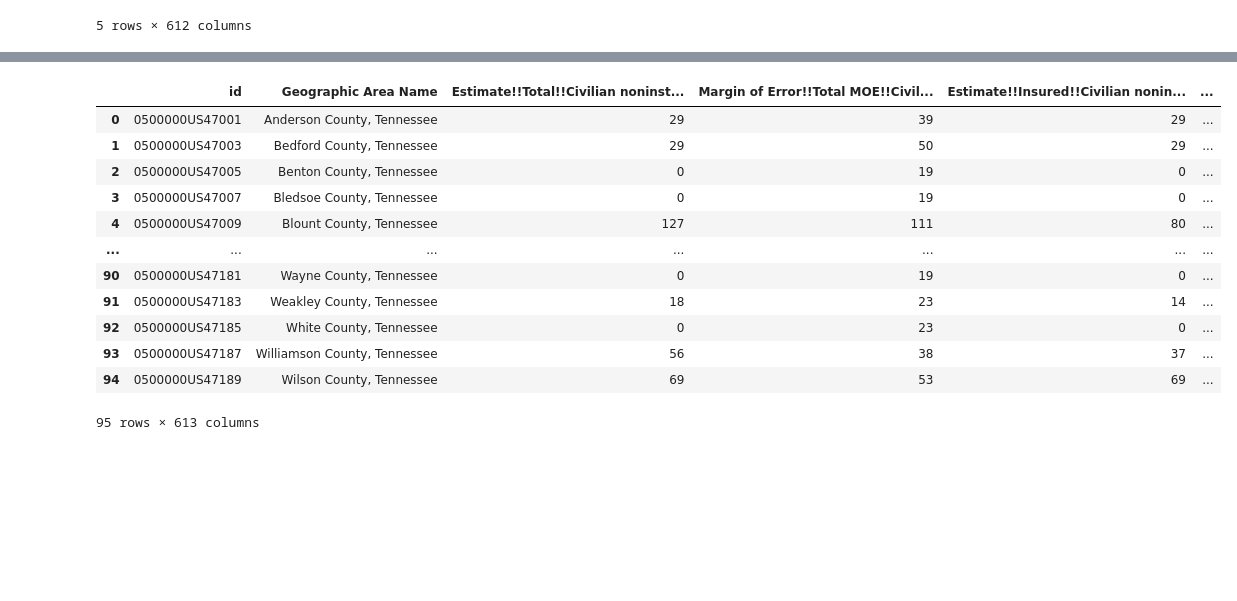
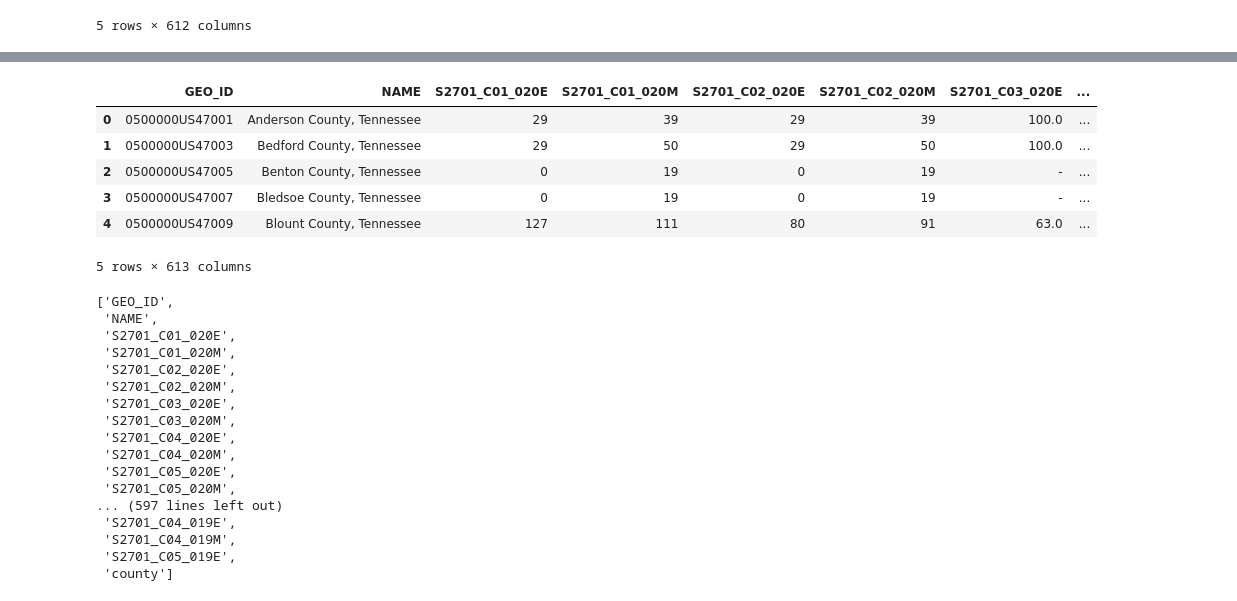
Before and after one commit to ocnrandolph/TNEG_Earthquakes, a Jupyter notebook: notebooks/dq3-TNEG-acs-data-cleaning.ipynb, the cells around one changed output, grey strips where cells are left out. Drawn from its saved outputs; the diff is of its cells as text; code cells hidden in the pictures; blank space fills up the shorter version.

```diff
--- a/notebooks/dq3-TNEG-acs-data-cleaning.ipynb
+++ b/notebooks/dq3-TNEG-acs-data-cleaning.ipynb
@@ -3,3 +4,7 @@ import pandas as pd
+# %%
+pd.set_option('display.max_rows', 500)
+pd.set_option('display.max_columns', 500)
+pd.set_option('display.width', 1000)
 # %%
 acs_data = pd.read_csv('../data/ACS-5Y-2018-S2701-data.csv')
 # %%
@@ -12,5 +17,3 @@ acs_data.head()
 | 3 | 0500000US47005 | Benton County, Tennessee | 0 | 19 | 0 | 19 | - | ... |
 | 4 | 0500000US47007 | Bledsoe County, Tennessee | 0 | 19 | 0 | 19 | - | ... |
 5 rows × 612 columns
-# %%
-acs_data.columns = acs_data.iloc[0]
@@ -35,7 +35,7 @@ acs_data
 # %%
 acs_data = acs_data.reset_index(drop = True)
 # %%
-acs_data['county'] = acs_data['Geographic Area Name'].str.extract(r'(.*) County, Tennessee')
+acs_data['county'] = acs_data['NAME'].str.extract(r'(.*) County, Tennessee')
 acs_data['county'] = acs_data['county'].str.lower()
 # %%
 acs_data.county.unique()
@@ -58,18 +58,32 @@ array(['anderson', 'bedford', 'benton', 'bledsoe', 'blount', 'bradley',
        'washington', 'wayne', 'weakley', 'white', 'williamson', 'wilson'],
       dtype=object)
 # %%
-acs_data
+acs_data.head()
 # %% [output]
-|  | id | Geographic Area Name | Estimate!!Total!!Civilian noninst... | Margin of Error!!Total MOE!!Civil... | Estimate!!Insured!!Civilian nonin... | ... |
-| 0 | 0500000US47001 | Anderson County, Tennessee | 29 | 39 | 29 | ... |
-| 1 | 0500000US47003 | Bedford County, Tennessee | 29 | 50 | 29 | ... |
-| 2 | 0500000US47005 | Benton County, Tennessee | 0 | 19 | 0 | ... |
-| 3 | 0500000US47007 | Bledsoe County, Tennessee | 0 | 19 | 0 | ... |
-| 4 | 0500000US47009 | Blount County, Tennessee | 127 | 111 | 80 | ... |
-| ... | ... | ... | ... | ... | ... | ... |
-| 90 | 0500000US47181 | Wayne County, Tennessee | 0 | 19 | 0 | ... |
-| 91 | 0500000US47183 | Weakley County, Tennessee | 18 | 23 | 14 | ... |
-| 92 | 0500000US47185 | White County, Tennessee | 0 | 23 | 0 | ... |
-| 93 | 0500000US47187 | Williamson County, Tennessee | 56 | 38 | 37 | ... |
-| 94 | 0500000US47189 | Wilson County, Tennessee | 69 | 53 | 69 | ... |
+|  | GEO_ID | NAME | S2701_C01_020E | S2701_C01_020M | S2701_C02_020E | S2701_C02_020M | S2701_C03_020E | ... |
+| 0 | 0500000US47001 | Anderson County, Tennessee | 29 | 39 | 29 | 39 | 100.0 | ... |
+| 1 | 0500000US47003 | Bedford County, Tennessee | 29 | 50 | 29 | 50 | 100.0 | ... |
+| 2 | 0500000US47005 | Benton County, Tennessee | 0 | 19 | 0 | 19 | - | ... |
+| 3 | 0500000US47007 | Bledsoe County, Tennessee | 0 | 19 | 0 | 19 | - | ... |
+| 4 | 0500000US47009 | Blount County, Tennessee | 127 | 111 | 80 | 91 | 63.0 | ... |
-95 rows × 613 columns
+5 rows × 613 columns
+# %%
+list(acs_data.columns)
+# %% [output]
+['GEO_ID',
+ 'NAME',
+ 'S2701_C01_020E',
+ 'S2701_C01_020M',
+ 'S2701_C02_020E',
+ 'S2701_C02_020M',
+ 'S2701_C03_020E',
+ 'S2701_C03_020M',
+ 'S2701_C04_020E',
+ 'S2701_C04_020M',
+ 'S2701_C05_020E',
+ 'S2701_C05_020M',
+... (597 lines left out)
+ 'S2701_C04_019E',
+ 'S2701_C04_019M',
+ 'S2701_C05_019E',
+ 'county']
```
Also changed, not shown: parts of 8 cells of this notebook.
